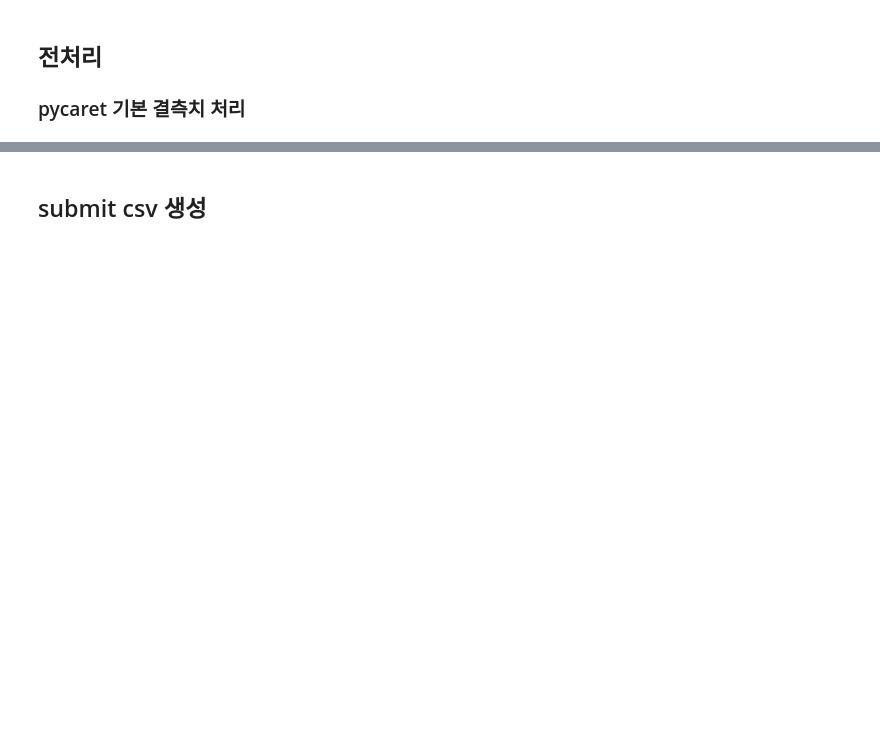
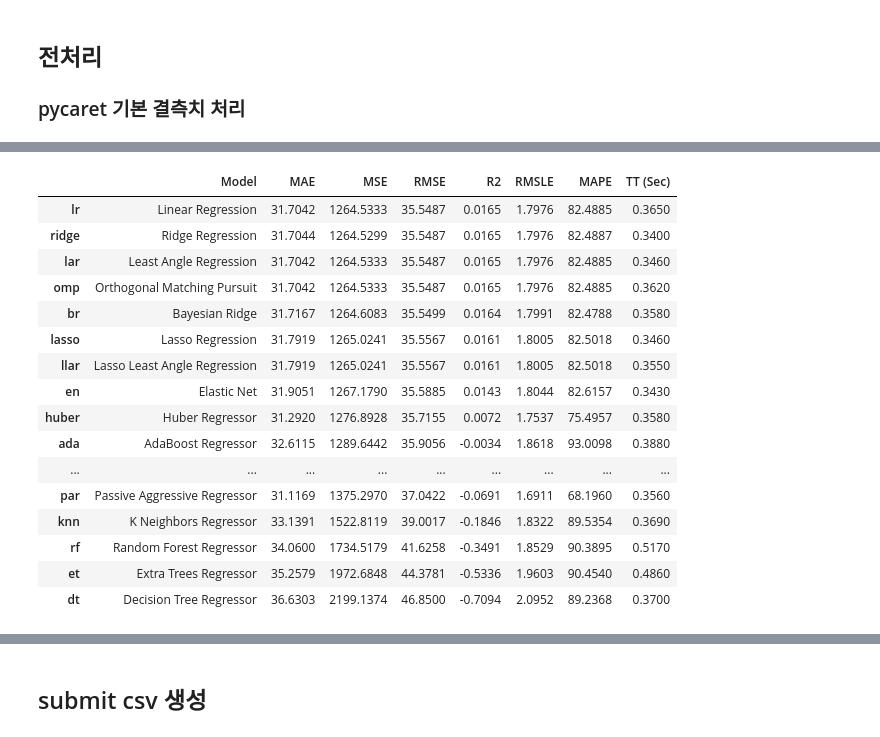
Before and after one commit to syshin0116/Dacon-New-Drug-Development, a Jupyter notebook: pycaret_tuned.ipynb, the cells around one changed output, grey strips where cells are left out. Saved outputs shown, nothing was run; the diff lists cells and outputs as text; code cells hidden in the pictures; blank space fills up the shorter version.

```diff
--- a/pycaret_tuned.ipynb
+++ b/pycaret_tuned.ipynb
@@ -171,6 +319,4 @@ setup_data_MLM = setup(data = data,
 # %%
 # MLM 모델 학습, 튜닝, 블렌딩, 스택킹
 top_3_MLM = compare_models(n_select=3)
-tuned_MLM = [tune_model(model, optimize='RMSE') for model in top_3_MLM]
-blended_MLM = blend_models(tuned_MLM, method='soft', optimize='RMSE')
-stacked_MLM = stack_models(tuned_MLM)
+# %% [output]
@@ -176,0 +324,17 @@ stacked_MLM = stack_models(tuned_MLM)
+|  | Model | MAE | MSE | RMSE | R2 | RMSLE | MAPE | TT (Sec) |
+| lr | Linear Regression | 31.7042 | 1264.5333 | 35.5487 | 0.0165 | 1.7976 | 82.4885 | 0.3650 |
+| ridge | Ridge Regression | 31.7044 | 1264.5299 | 35.5487 | 0.0165 | 1.7976 | 82.4887 | 0.3400 |
+| lar | Least Angle Regression | 31.7042 | 1264.5333 | 35.5487 | 0.0165 | 1.7976 | 82.4885 | 0.3460 |
+| omp | Orthogonal Matching Pursuit | 31.7042 | 1264.5333 | 35.5487 | 0.0165 | 1.7976 | 82.4885 | 0.3620 |
+| br | Bayesian Ridge | 31.7167 | 1264.6083 | 35.5499 | 0.0164 | 1.7991 | 82.4788 | 0.3580 |
+| lasso | Lasso Regression | 31.7919 | 1265.0241 | 35.5567 | 0.0161 | 1.8005 | 82.5018 | 0.3460 |
+| llar | Lasso Least Angle Regression | 31.7919 | 1265.0241 | 35.5567 | 0.0161 | 1.8005 | 82.5018 | 0.3550 |
+| en | Elastic Net | 31.9051 | 1267.1790 | 35.5885 | 0.0143 | 1.8044 | 82.6157 | 0.3430 |
+| huber | Huber Regressor | 31.2920 | 1276.8928 | 35.7155 | 0.0072 | 1.7537 | 75.4957 | 0.3580 |
+| ada | AdaBoost Regressor | 32.6115 | 1289.6442 | 35.9056 | -0.0034 | 1.8618 | 93.0098 | 0.3880 |
+| ... | ... | ... | ... | ... | ... | ... | ... | ... |
+| par | Passive Aggressive Regressor | 31.1169 | 1375.2970 | 37.0422 | -0.0691 | 1.6911 | 68.1960 | 0.3560 |
+| knn | K Neighbors Regressor | 33.1391 | 1522.8119 | 39.0017 | -0.1846 | 1.8322 | 89.5354 | 0.3690 |
+| rf | Random Forest Regressor | 34.0600 | 1734.5179 | 41.6258 | -0.3491 | 1.8529 | 90.3895 | 0.5170 |
+| et | Extra Trees Regressor | 35.2579 | 1972.6848 | 44.3781 | -0.5336 | 1.9603 | 90.4540 | 0.4860 |
+| dt | Decision Tree Regressor | 36.6303 | 2199.1374 | 46.8500 | -0.7094 | 2.0952 | 89.2368 | 0.3700 |
```
Also changed, not shown: parts of 18 cells of this notebook, 7 other files.
